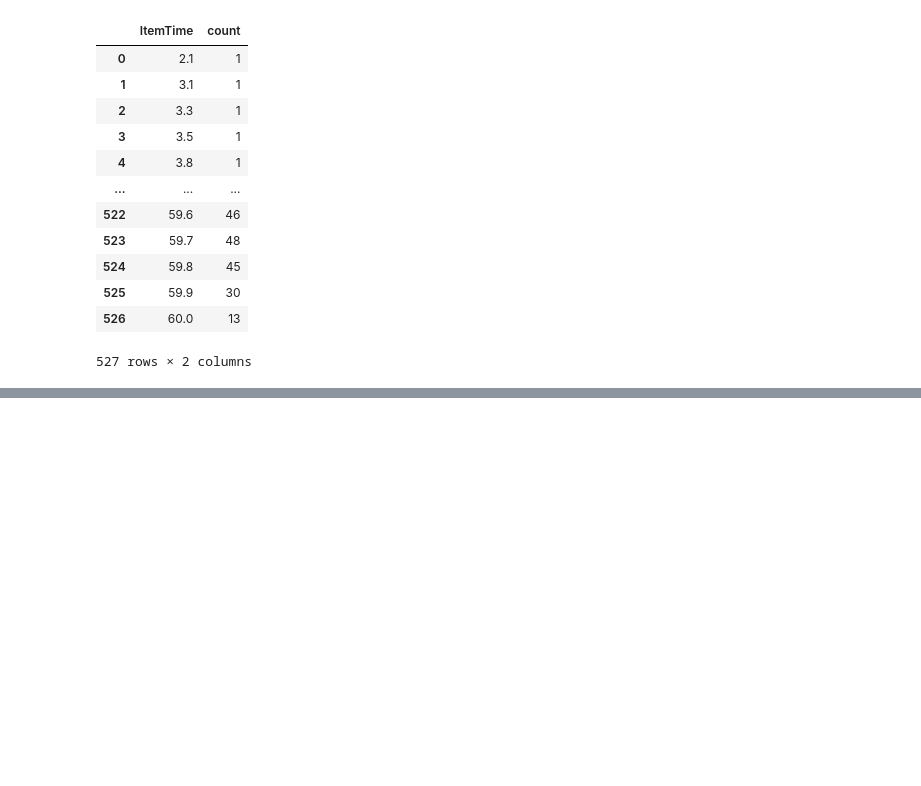
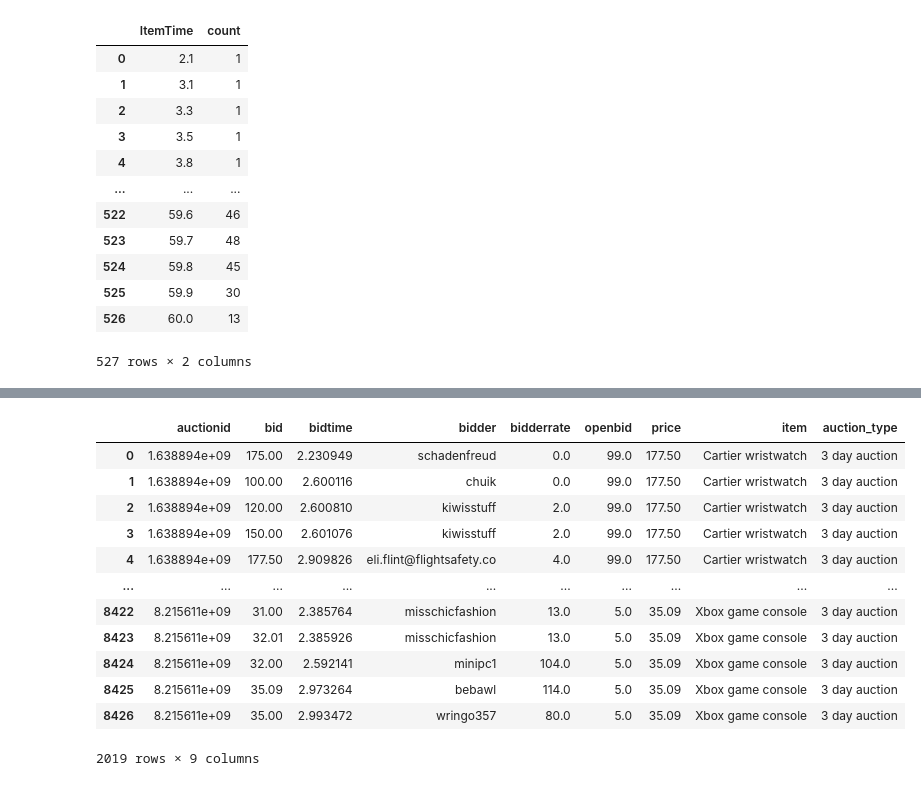
Before and after one commit to findraj/Auction-Dynamics-Simulation, a Jupyter notebook: analysis/results/results.ipynb, the cells around one changed output, grey strips where cells are left out. Drawn from its saved outputs; the diff is of its cells as text; code cells hidden in the pictures; blank space fills up the shorter version.

```diff
--- a/analysis/results/results.ipynb
+++ b/analysis/results/results.ipynb
@@ -121,0 +151,16 @@ plt.show()
+# %%
+auctions_3_days
+# %% [output]
+|  | auctionid | bid | bidtime | bidder | bidderrate | openbid | price | item | auction_type |
+| 0 | 1.638894e+09 | 175.00 | 2.230949 | schadenfreud | 0.0 | 99.0 | 177.50 | Cartier wristwatch | 3 day auction |
+| 1 | 1.638894e+09 | 100.00 | 2.600116 | chuik | 0.0 | 99.0 | 177.50 | Cartier wristwatch | 3 day auction |
+| 2 | 1.638894e+09 | 120.00 | 2.600810 | kiwisstuff | 2.0 | 99.0 | 177.50 | Cartier wristwatch | 3 day auction |
+| 3 | 1.638894e+09 | 150.00 | 2.601076 | kiwisstuff | 2.0 | 99.0 | 177.50 | Cartier wristwatch | 3 day auction |
+| 4 | 1.638894e+09 | 177.50 | 2.909826 | eli.flint@flightsafety.co | 4.0 | 99.0 | 177.50 | Cartier wristwatch | 3 day auction |
+| ... | ... | ... | ... | ... | ... | ... | ... | ... | ... |
+| 8422 | 8.215611e+09 | 31.00 | 2.385764 | misschicfashion | 13.0 | 5.0 | 35.09 | Xbox game console | 3 day auction |
+| 8423 | 8.215611e+09 | 32.01 | 2.385926 | misschicfashion | 13.0 | 5.0 | 35.09 | Xbox game console | 3 day auction |
+| 8424 | 8.215611e+09 | 32.00 | 2.592141 | minipc1 | 104.0 | 5.0 | 35.09 | Xbox game console | 3 day auction |
+| 8425 | 8.215611e+09 | 35.09 | 2.973264 | bebawl | 114.0 | 5.0 | 35.09 | Xbox game console | 3 day auction |
+| 8426 | 8.215611e+09 | 35.00 | 2.993472 | wringo357 | 80.0 | 5.0 | 35.09 | Xbox game console | 3 day auction |
+2019 rows × 9 columns
```
Also changed, not shown: parts of 7 cells of this notebook, 2 other files.
